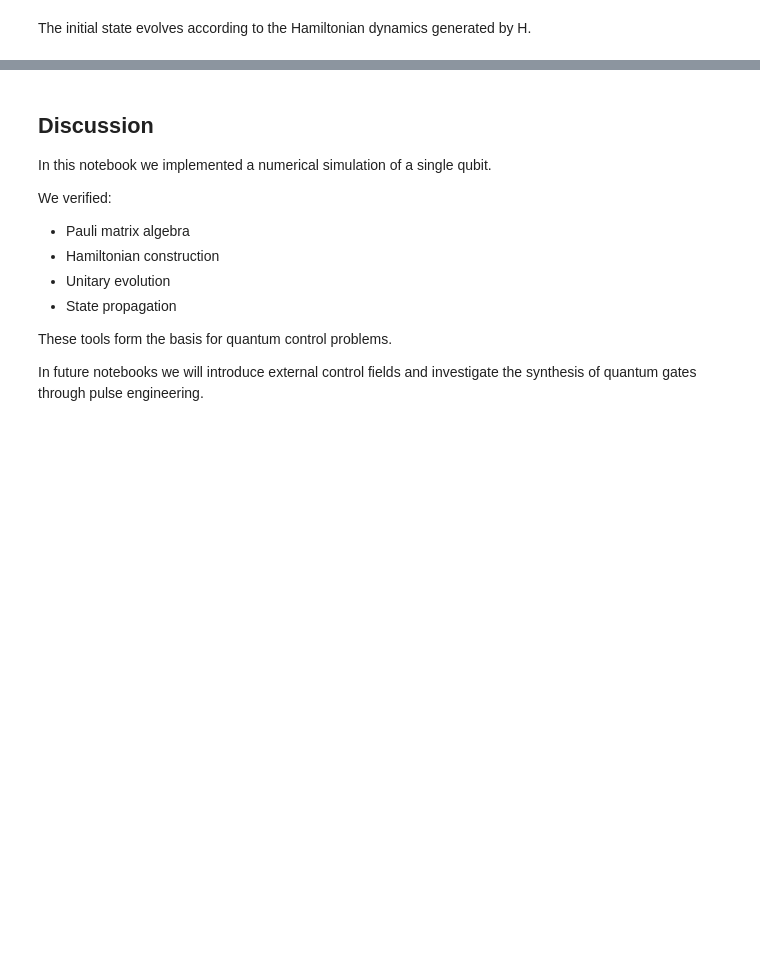
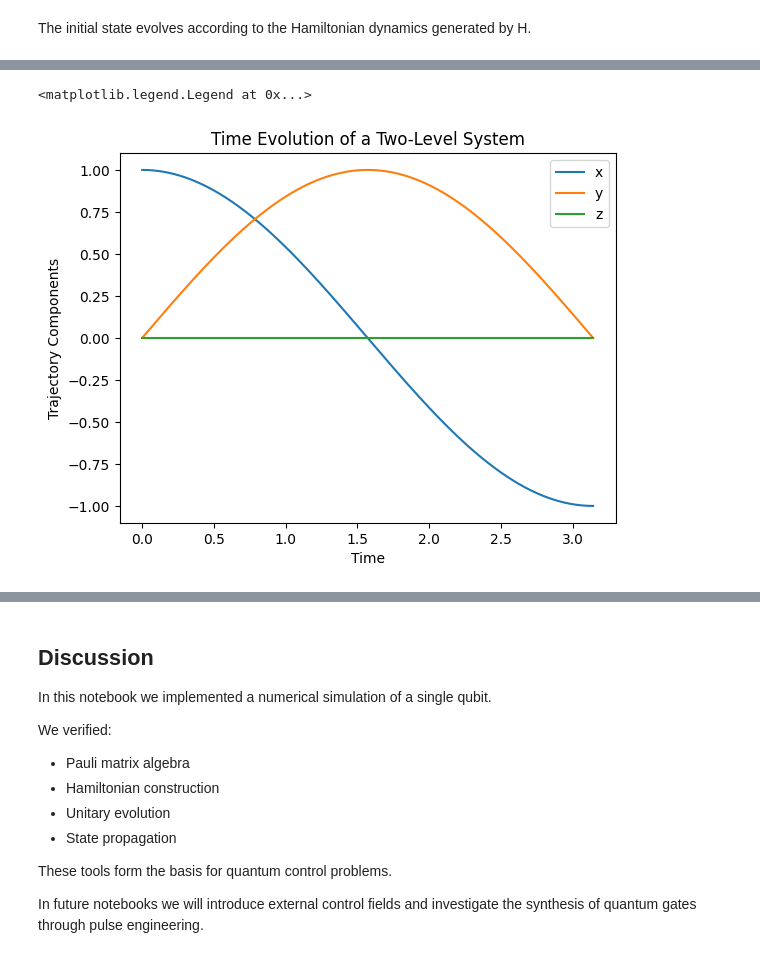
Before and after one commit to bogwee/qc-transmon, a Jupyter notebook: notebooks/01_two_level_system.ipynb, the cells around one changed output, grey strips where cells are left out. Saved outputs shown, nothing was run; the diff lists cells and outputs as text; code cells hidden in the pictures; blank space fills up the shorter version.

```diff
--- a/notebooks/01_two_level_system.ipynb
+++ b/notebooks/01_two_level_system.ipynb
@@ -165,0 +182,11 @@ plt.legend()
+# %%
+plt.plot(times, x, label="x")
+plt.plot(times, y, label="y")
+plt.plot(times, z, label="z")
+plt.xlabel("Time")
+plt.ylabel("Trajectory Components")
+plt.title("Time Evolution of a Two-Level System")
+plt.legend()
+# %% [output]
+<matplotlib.legend.Legend at 0x...>
+[figure, added]
```
Also changed, not shown: parts of 12 cells of this notebook, 3 other files.
